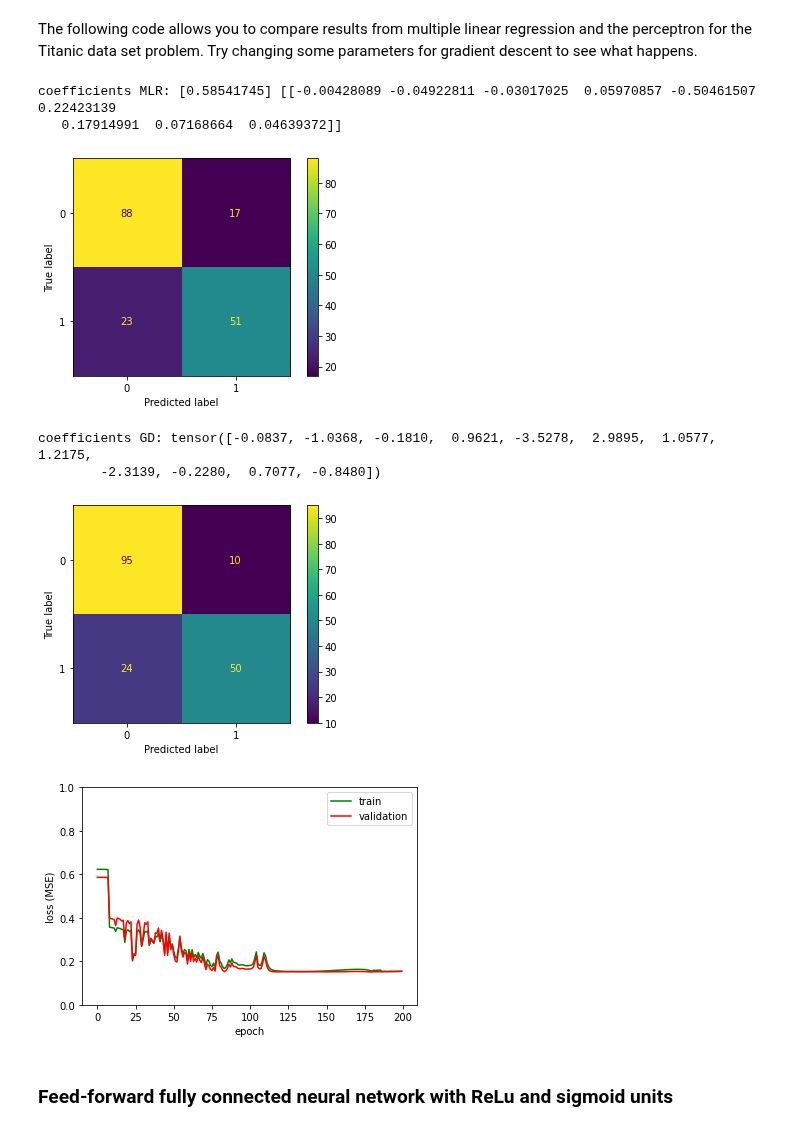
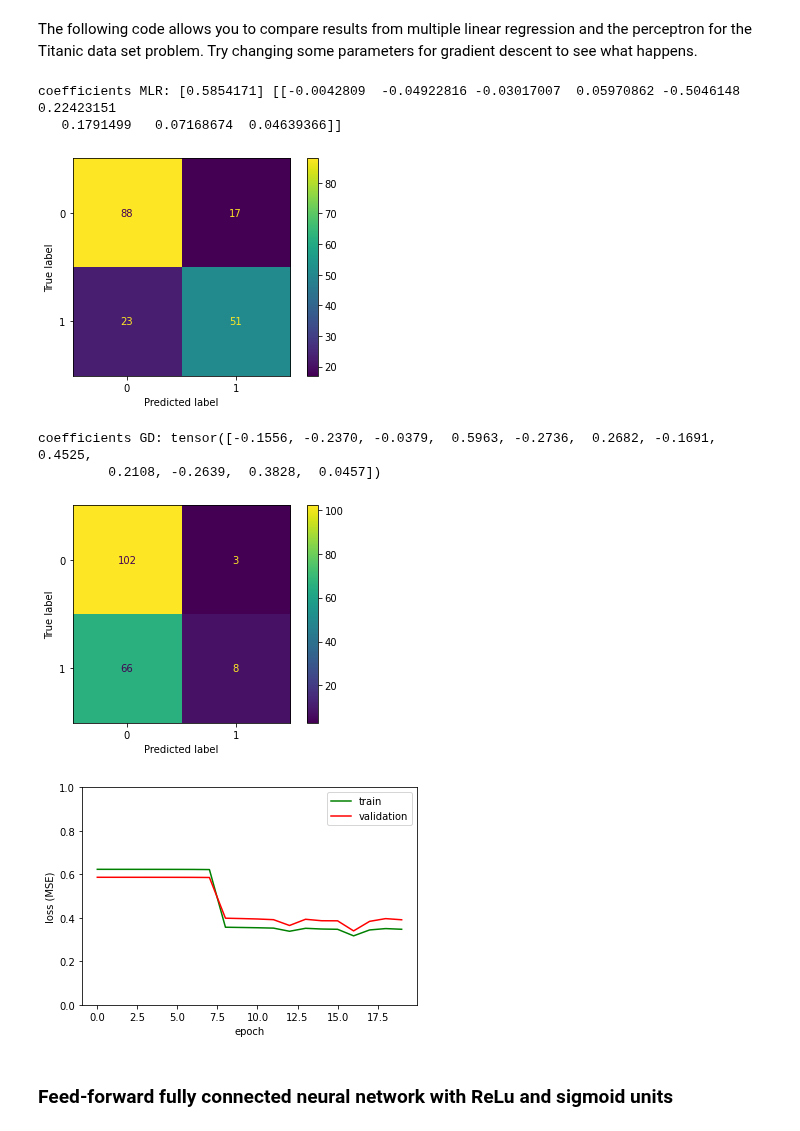
Before and after one commit to isa-ulisboa/greends-pml-2022-2023, a Jupyter notebook: ML_overview_with_examples.ipynb, the cells around one changed output. Drawn from its saved outputs; the diff is of its cells as text; code cells hidden in the pictures.

```diff
--- a/ML_overview_with_examples.ipynb
+++ b/ML_overview_with_examples.ipynb
@@ -550,7 +550,7 @@ torch.manual_seed(42)
 
 B=20 # batch size
 lr = 0.1 # learning rate
-iter=200 # number epochs
+iter=20 # number epochs
 
 ############################################ Reading Titanic numerical data, i.e., X and y
 var_names=['Age', 'SibSp', 'Parch', 'LogFare', 'Sex_male', 'Sex_female', 'Pclass_1', 'Pclass_2', 'Pclass_3', 'Embarked_C', 'Embarked_Q', 'Embarked_S']
@@ -619,39 +619,39 @@ for i in range(iter):
         # create batch
         batch_X=X_train[idx_start:(idx_start+B),:]
         batch_y=y_train[idx_start:(idx_start+B):]
         # making a prediction in forward pass
         y_pred = calc_preds(coeffs,batch_X)
         # calculating the loss between predicted and actual values
         loss = calc_loss_from_labels(y_pred, batch_y)
         # compute gradient
         loss.backward()
         with torch.no_grad():
             # update coeffs
             update_coeffs(coeffs, lr)
 
 # predictions and confusion matrix
 print('coefficients GD:',torch.flatten(coeffs.requires_grad_(False)))
 y_pred=calc_preds(coeffs,X_valid)
 disp = ConfusionMatrixDisplay(confusion_matrix(y_valid,(y_pred>0.5)))
 disp.plot()
 plt.show()
 
 # plot losses along epochs
 plt.plot(training_losses, '-g',  validation_losses, '-r')
 plt.gca().legend(('train','validation'))
 plt.ylim(0, 1)
 plt.xlabel('epoch')
 plt.ylabel('loss (MSE)')
 #plt.title("Train (green) and validation (red) losses")
 plt.show()
 # %% [output]
-coefficients MLR: [0.58541745] [[-0.00428089 -0.04922811 -0.03017025  0.05970857 -0.50461507  0.22423139
-   0.17914991  0.07168664  0.04639372]]
+coefficients MLR: [0.5854171] [[-0.0042809  -0.04922816 -0.03017007  0.05970862 -0.5046148   0.22423151
+   0.1791499   0.07168674  0.04639366]]
 [figure]
-coefficients GD: tensor([-0.0837, -1.0368, -0.1810,  0.9621, -3.5278,  2.9895,  1.0577,  1.2175,
-        -2.3139, -0.2280,  0.7077, -0.8480])
+coefficients GD: tensor([-0.1556, -0.2370, -0.0379,  0.5963, -0.2736,  0.2682, -0.1691,  0.4525,
+         0.2108, -0.2639,  0.3828,  0.0457])
-[figure, old version]
+[figure, new version]
-[figure, old version]
+[figure, new version]
 # %% [markdown]
 ### Feed-forward fully connected neural network with ReLu and sigmoid units
 # %% [markdown]
```
